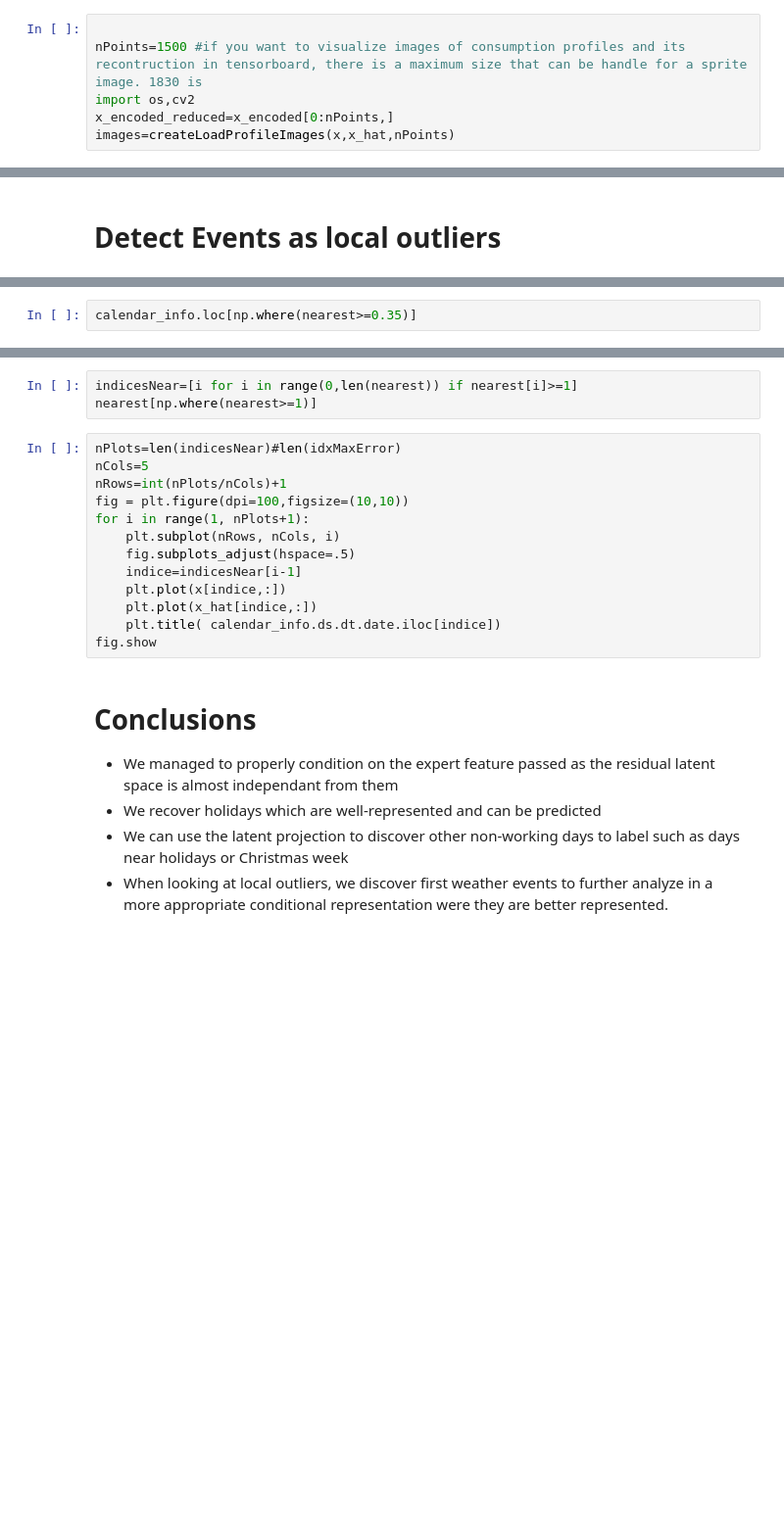
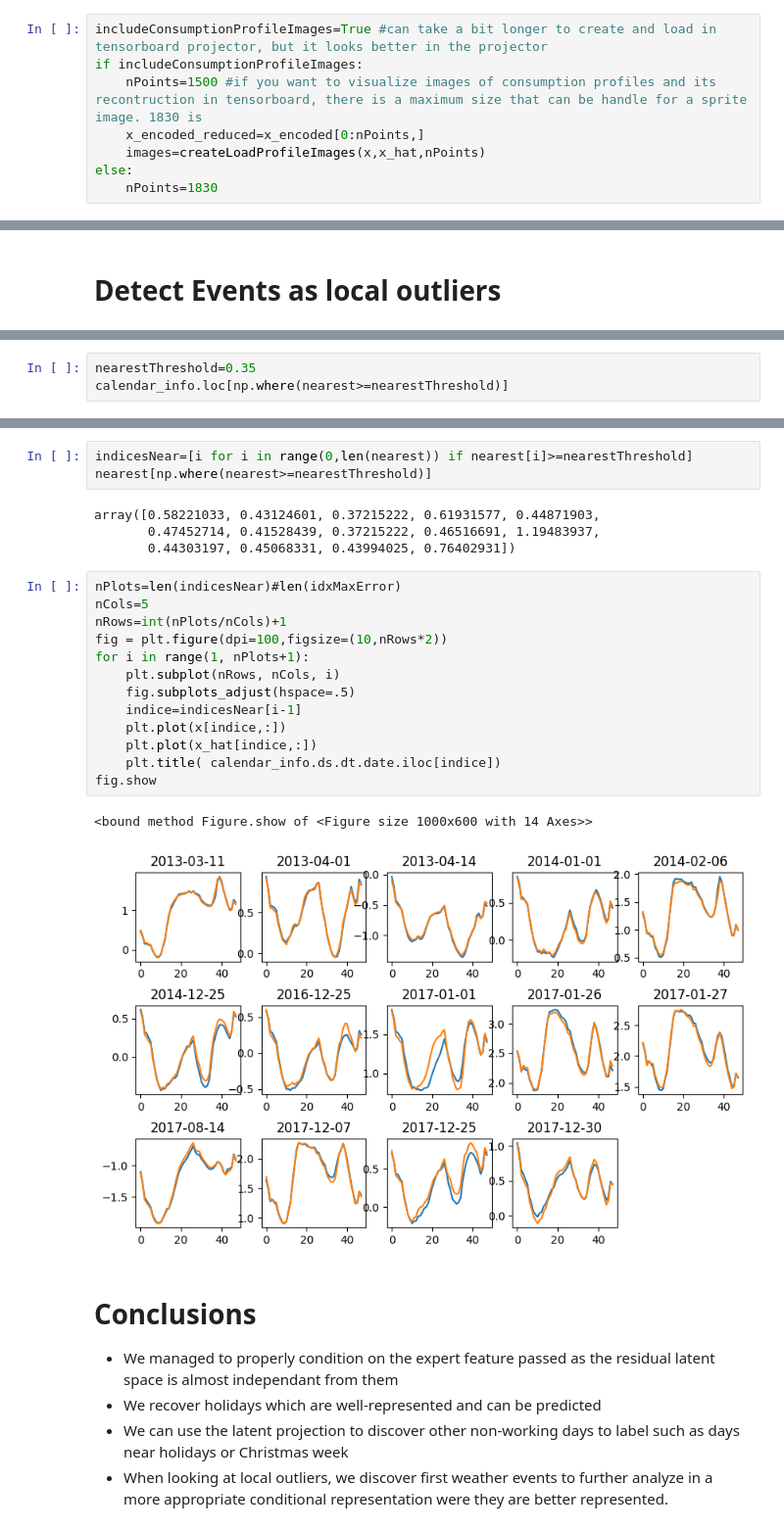
Before and after one commit to marota/Autoencoder_Embedding_Expert_Caracteristion_, a Jupyter notebook: notebooks/Experiment_2and3_CVAE-Days-Month-Temperature.ipynb, the cells around one changed output, grey strips where cells are left out. Shown at 98% size. Drawn from its saved outputs; the diff is of its cells as text; blank space fills up the shorter version.

```diff
--- a/notebooks/Experiment_2and3_CVAE-Days-Month-Temperature.ipynb
+++ b/notebooks/Experiment_2and3_CVAE-Days-Month-Temperature.ipynb
@@ -225,9 +310,11 @@ x_hat = model.cvae.predict(x=dataset['train']['x'])[0]
 # %% [markdown]
 # Analysis of the latent space with the construction of a tensorboard projector
 # %%
-
-nPoints=1500 #if you want to visualize images of consumption profiles and its recontruction in tensorboard, there is a maximum size that can be handle for a sprite image. 1830 is
-import os,cv2
-x_encoded_reduced=x_encoded[0:nPoints,]
-images=createLoadProfileImages(x,x_hat,nPoints)
+includeConsumptionProfileImages=True #can take a bit longer to create and load in tensorboard projector, but it looks better in the projector
+if includeConsumptionProfileImages:
+    nPoints=1500 #if you want to visualize images of consumption profiles and its recontruction in tensorboard, there is a maximum size that can be handle for a sprite image. 1830 is
+    x_encoded_reduced=x_encoded[0:nPoints,]
+    images=createLoadProfileImages(x,x_hat,nPoints)
+else:
+    nPoints=1830
 # %%
@@ -361,2 +541,3 @@ stats.describe(nearest[indicesHd])
 # %%
-calendar_info.loc[np.where(nearest>=0.35)]
+nearestThreshold=0.35
+calendar_info.loc[np.where(nearest>=nearestThreshold)]
@@ -365,19 +562,26 @@ calendar_info.loc[np.where(nearest>=0.35)]
 # %%
-indicesNear=[i for i in range(0,len(nearest)) if nearest[i]>=1]
-nearest[np.where(nearest>=1)]
+indicesNear=[i for i in range(0,len(nearest)) if nearest[i]>=nearestThreshold]
+nearest[np.where(nearest>=nearestThreshold)]
+# %% [output]
+array([0.58221033, 0.43124601, 0.37215222, 0.61931577, 0.44871903,
+       0.47452714, 0.41528439, 0.37215222, 0.46516691, 1.19483937,
+       0.44303197, 0.45068331, 0.43994025, 0.76402931])
 # %%
 nPlots=len(indicesNear)#len(idxMaxError)
 nCols=5
 nRows=int(nPlots/nCols)+1
-fig = plt.figure(dpi=100,figsize=(10,10))
+fig = plt.figure(dpi=100,figsize=(10,nRows*2))
 for i in range(1, nPlots+1):
     plt.subplot(nRows, nCols, i)
     fig.subplots_adjust(hspace=.5)
     indice=indicesNear[i-1]
     plt.plot(x[indice,:])
     plt.plot(x_hat[indice,:])
     plt.title( calendar_info.ds.dt.date.iloc[indice])
 fig.show
+# %% [output]
+<bound method Figure.show of <Figure size 1000x600 with 14 Axes>>
+[figure, added]
 # %% [markdown]
 # Conclusions
 - We managed to properly condition on the expert feature passed as the residual latent space is almost independant from them
```
Also changed, not shown: parts of 34 cells of this notebook, 5 other files.
